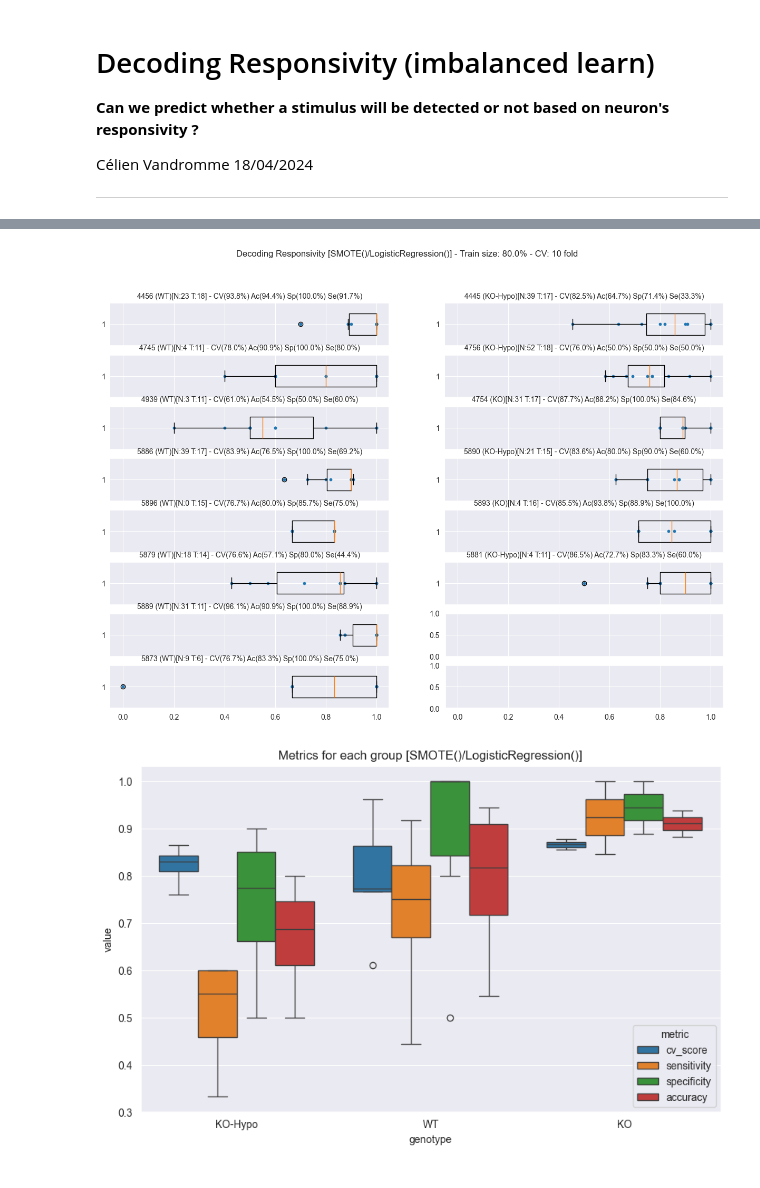
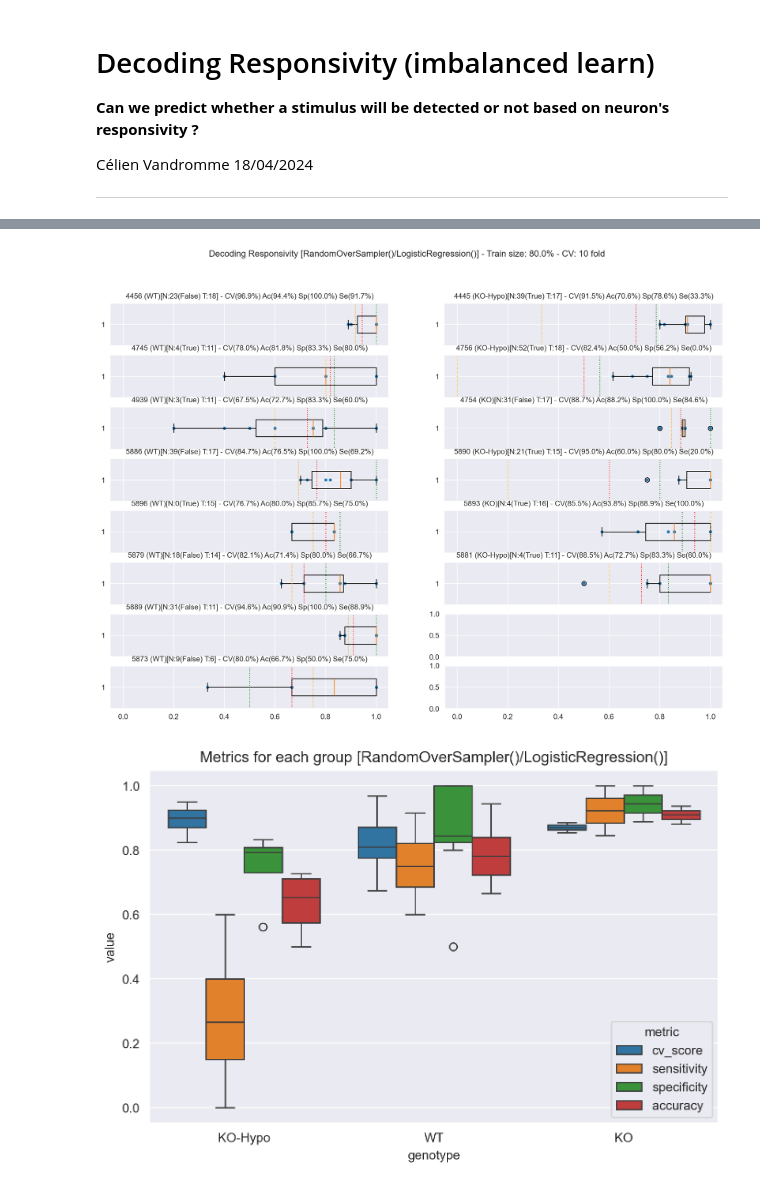
Before and after one commit to OuraniaSem/Percephone, a Jupyter notebook: Figures/Dec_imbal_resp.ipynb, the cells around one changed output, grey strips where cells are left out. Drawn from its saved outputs; the diff is of its cells as text; code cells hidden in the pictures.

Commit message:
Summary table, sensitivity & specificity

```diff
--- a/Figures/Dec_imbal_resp.ipynb
+++ b/Figures/Dec_imbal_resp.ipynb
@@ -65,3 +66,18 @@ Behavioural information already incorporated in the analog.
 Behavioural information already incorporated in the analog.
 Behavioural information already incorporated in the analog.
 Behavioural information already incorporated in the analog.
+# %%
+names = ["ID", "genotype", "stim", "stim_True", "stim_False", "neuron_exc", "neuron_inh"]
+matrix = []
+for rec in recs.values():
+    ind = []
+    ind.append(rec.filename)
+    ind.append(rec.genotype)
+    ind.append(len(rec.detected_stim))
+    ind.append(rec.detected_stim.sum())
+    ind.append(len(rec.detected_stim) - rec.detected_stim.sum())
+    ind.append(rec.matrices["EXC"]["Responsivity"].shape[0])
+    ind.append(rec.matrices["INH"]["Responsivity"].shape[0])
+    matrix.append(ind)
+summary = pd.DataFrame(np.array(matrix), columns=names)
+summary
@@ -147,6 +179,8 @@ def apply_model(model, parameter, resampler=None, exc_neurons=True, inh_neurons=
             new_samples = record["y_bal"].shape[0] - record["y_train"].shape[0]
             model.fit(record["X_bal"], record["y_bal"])
             cv_scores = cross_val_score(model, record["X_bal"], record["y_bal"], cv=cv)
+            # Generated label
+            gen_lab = str(record["y_bal"][-1])
         else:
             new_samples = 0
             model.fit(record["X_train"], record["y_train"])
@@ -173,6 +207,8 @@ def apply_model(model, parameter, resampler=None, exc_neurons=True, inh_neurons=
         sensitivities.append(sensitivity)
         specificities.append(specificity)
 
+        print()
+
         # Boxplot of each recording
         if rec.genotype == "WT":
             i = copy.copy(i_wt)
@@ -183,9 +219,15 @@ def apply_model(model, parameter, resampler=None, exc_neurons=True, inh_neurons=
             j = 1
             i_ko += 1
 
-        ax[i, j].boxplot(cv_scores, vert=False, widths=.5)
+        ax[i, j].boxplot(cv_scores, vert=False, widths=.4)
         ax[i, j].scatter(cv_scores, np.ones(cv), s=10)
-        ax[i, j].set_title(f"{rec.filename} ({rec.genotype})[N:{new_samples} T:{test_size}] - CV({cv_scores.mean():.1%}) Ac({accuracy:.1%}) Sp({specificity:.1%}) Se({sensitivity:.1%})", size=10)
+        ax[i, j].axvline(x=specificity, color="green", linewidth=1, linestyle=":")
+        ax[i, j].axvline(x=sensitivity, color="orange", linewidth=1, linestyle=":")
+        ax[i, j].axvline(x=accuracy, color="red", linewidth=1, linestyle=":")
+        if resampler is not None:
+            ax[i, j].set_title(f"{rec.filename} ({rec.genotype})[N:{new_samples}({gen_lab}) T:{test_size}] - CV({cv_scores.mean():.1%}) Ac({accuracy:.1%}) Sp({specificity:.1%}) Se({sensitivity:.1%})", size=10)
+        else:
+            ax[i, j].set_title(f"{rec.filename} ({rec.genotype})[T:{test_size}] - CV({cv_scores.mean():.1%}) Ac({accuracy:.1%}) Sp({specificity:.1%}) Se({sensitivity:.1%})", size=10)
         ax[i, j].spines["left"].set_visible(False)
     plt.suptitle(f"Decoding {parameter} [{resampler}/{model}] - Train size: {train_ratio:.1%} - CV: {cv} fold")
     plt.show()
@@ -199,24 +241,24 @@ def apply_model(model, parameter, resampler=None, exc_neurons=True, inh_neurons=
         'accuracy': accuracies
     })
     df_melted = df.melt(id_vars="genotype", var_name="metric", value_name="value")
-    plt.figure(figsize=(10, 6))
+    plt.figure(figsize=(8, 5))
     sns.boxplot(x='genotype', y='value', hue='metric', data=df_melted)
     plt.title(f"Metrics for each group [{resampler}/{model}]")
     plt.show()
 # %%
 seed = 42
 
 # Models
 dum = DummyClassifier()
 lr = LogisticRegression(penalty="l2")
 
 # Resamplers
-ros = imb.over_sampling.RandomOverSampler(sampling_strategy='auto', shrinkage=0.2)
+ros = imb.over_sampling.RandomOverSampler(sampling_strategy='auto', shrinkage=None)
 smote = imb.over_sampling.SMOTE(sampling_strategy='auto')
 adasyn = imb.over_sampling.ADASYN(sampling_strategy='auto')
 
-apply_model(lr, "Responsivity", resampler=smote, exc_neurons=True, inh_neurons=True, train_ratio=0.8, cv=10, stratify=True, seed=seed)
+apply_model(lr, "Responsivity", resampler=ros, exc_neurons=True, inh_neurons=False, train_ratio=0.8, cv=10, stratify=True, seed=seed)
 # %% [output]
-[figure, old version]
+[figure, new version]
-[figure, old version]
+[figure, new version]
 # %%
```
Also changed, not shown: parts of 4 cells of this notebook.
